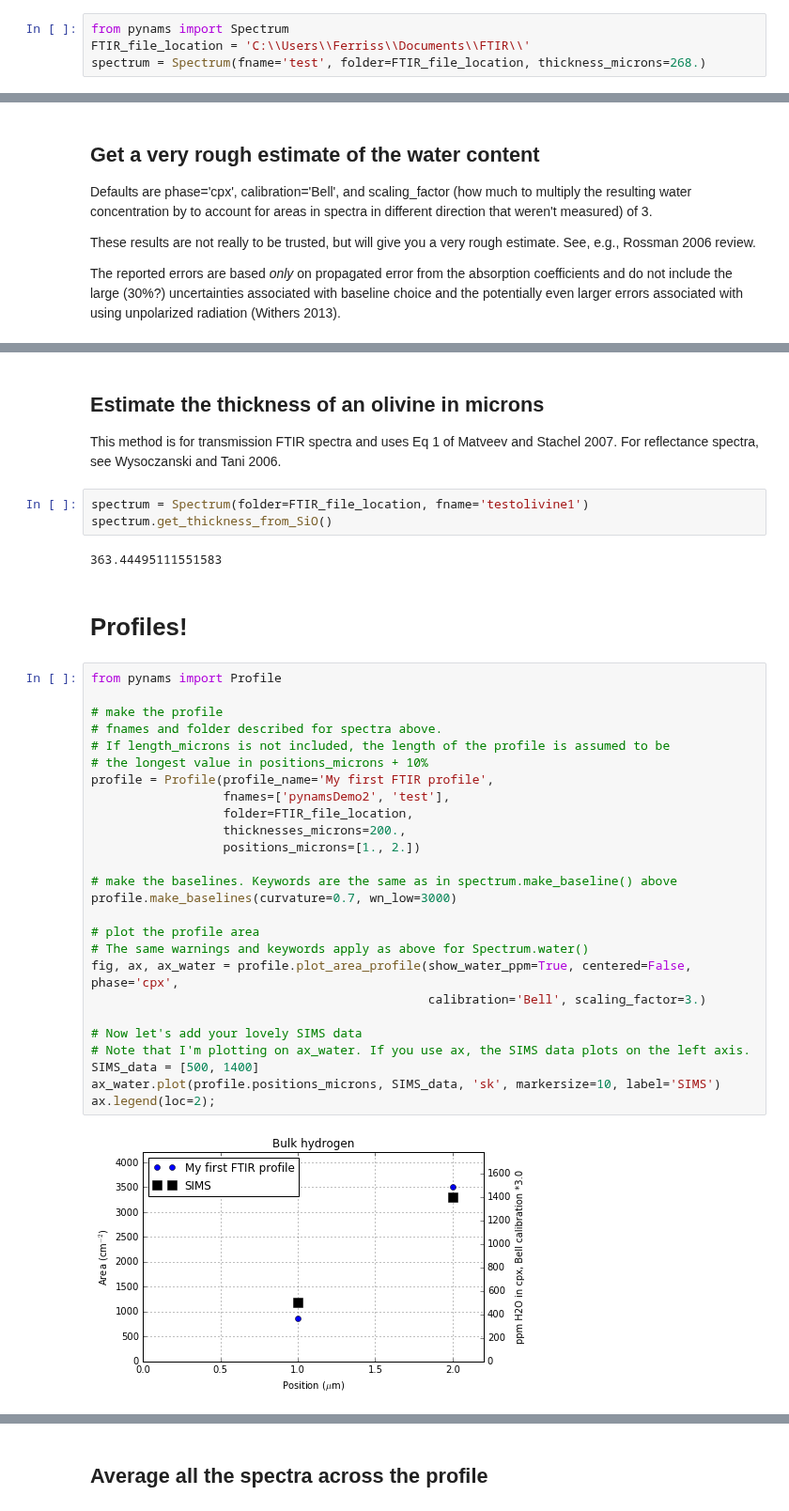
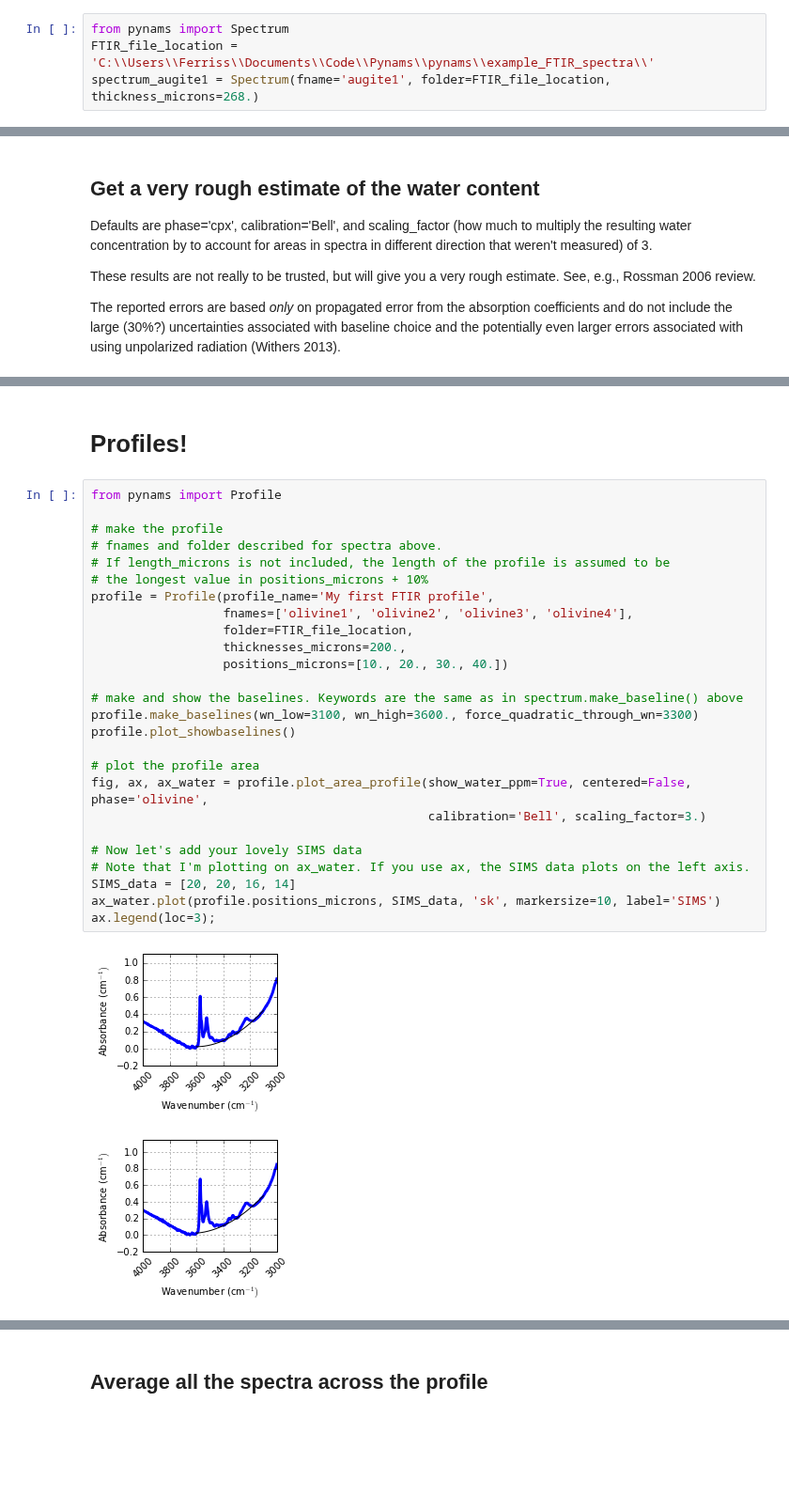
Before and after one commit to EFerriss/Pynams, a Jupyter notebook: EXAMPLES.ipynb, the cells around one changed output, grey strips where cells are left out. Shown at 94% size. Cells and saved outputs as stored; diff of their text form; blank space fills up the shorter version.

Commit message:
changed names of example files and file locations

```diff
--- a/EXAMPLES.ipynb
+++ b/EXAMPLES.ipynb
@@ -23,7 +23,7 @@ I assume you have your own spectrum saved as a **CSV** file to play with. If not
 # %%
 from pynams import Spectrum
-FTIR_file_location = 'C:\\Users\\Ferriss\\Documents\\FTIR\\'
-spectrum = Spectrum(fname='test', folder=FTIR_file_location, thickness_microns=268.)
+FTIR_file_location = 'C:\\Users\\Ferriss\\Documents\\Code\\Pynams\\pynams\\example_FTIR_spectra\\'
+spectrum_augite1 = Spectrum(fname='augite1', folder=FTIR_file_location, thickness_microns=268.)
 # %% [markdown]
 ## Plot spectra
 # %%
@@ -122,39 +145,32 @@ water: 326.4+/-16.5 ppm H2O
-# %% [markdown]
-## Estimate the thickness of an olivine in microns
-This method is for transmission FTIR spectra and uses Eq 1 of Matveev and Stachel 2007. For reflectance spectra, see Wysoczanski and Tani 2006.
-# %%
-spectrum = Spectrum(folder=FTIR_file_location, fname='testolivine1')
-spectrum.get_thickness_from_SiO()
-# %% [output]
-363.44495111551583
 # %% [markdown]
 
 # Profiles!
 # %%
 from pynams import Profile
 
 # make the profile
 # fnames and folder described for spectra above.
 # If length_microns is not included, the length of the profile is assumed to be
 # the longest value in positions_microns + 10%
 profile = Profile(profile_name='My first FTIR profile',
-                  fnames=['pynamsDemo2', 'test'],
+                  fnames=['olivine1', 'olivine2', 'olivine3', 'olivine4'],
                   folder=FTIR_file_location,
                   thicknesses_microns=200.,
-                  positions_microns=[1., 2.])
+                  positions_microns=[10., 20., 30., 40.])
 
-# make the baselines. Keywords are the same as in spectrum.make_baseline() above
-profile.make_baselines(curvature=0.7, wn_low=3000)
+# make and show the baselines. Keywords are the same as in spectrum.make_baseline() above
+profile.make_baselines(wn_low=3100, wn_high=3600., force_quadratic_through_wn=3300)
+profile.plot_showbaselines()
 
 # plot the profile area
-# The same warnings and keywords apply as above for Spectrum.water()
-fig, ax, ax_water = profile.plot_area_profile(show_water_ppm=True, centered=False, phase='cpx',
+fig, ax, ax_water = profile.plot_area_profile(show_water_ppm=True, centered=False, phase='olivine',
                                               calibration='Bell', scaling_factor=3.)
 
 # Now let's add your lovely SIMS data
 # Note that I'm plotting on ax_water. If you use ax, the SIMS data plots on the left axis.
-SIMS_data = [500, 1400]
+SIMS_data = [20, 20, 16, 14]
 ax_water.plot(profile.positions_microns, SIMS_data, 'sk', markersize=10, label='SIMS')
-ax.legend(loc=2);
+ax.legend(loc=3);
 # %% [output]
-[figure, old version]
+[figure, new version]
+[figure, added]
```
Also changed, not shown: parts of 30 cells of this notebook, 27 other files.
